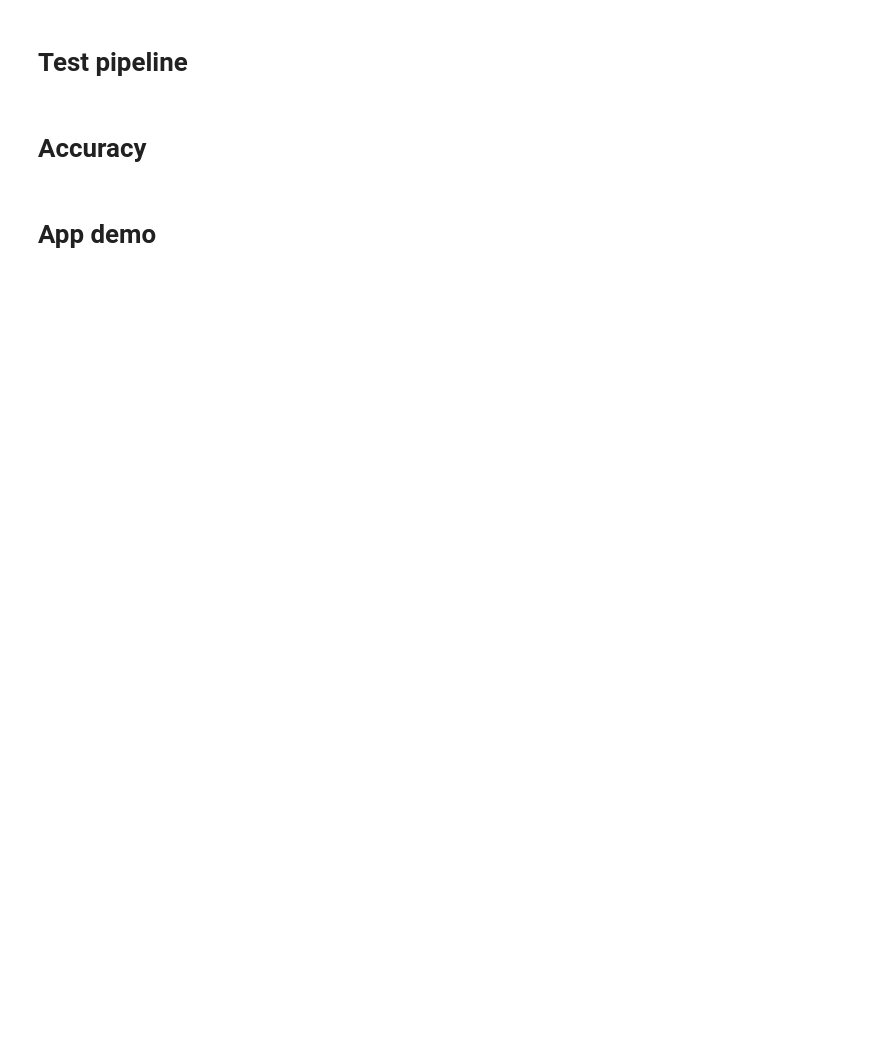
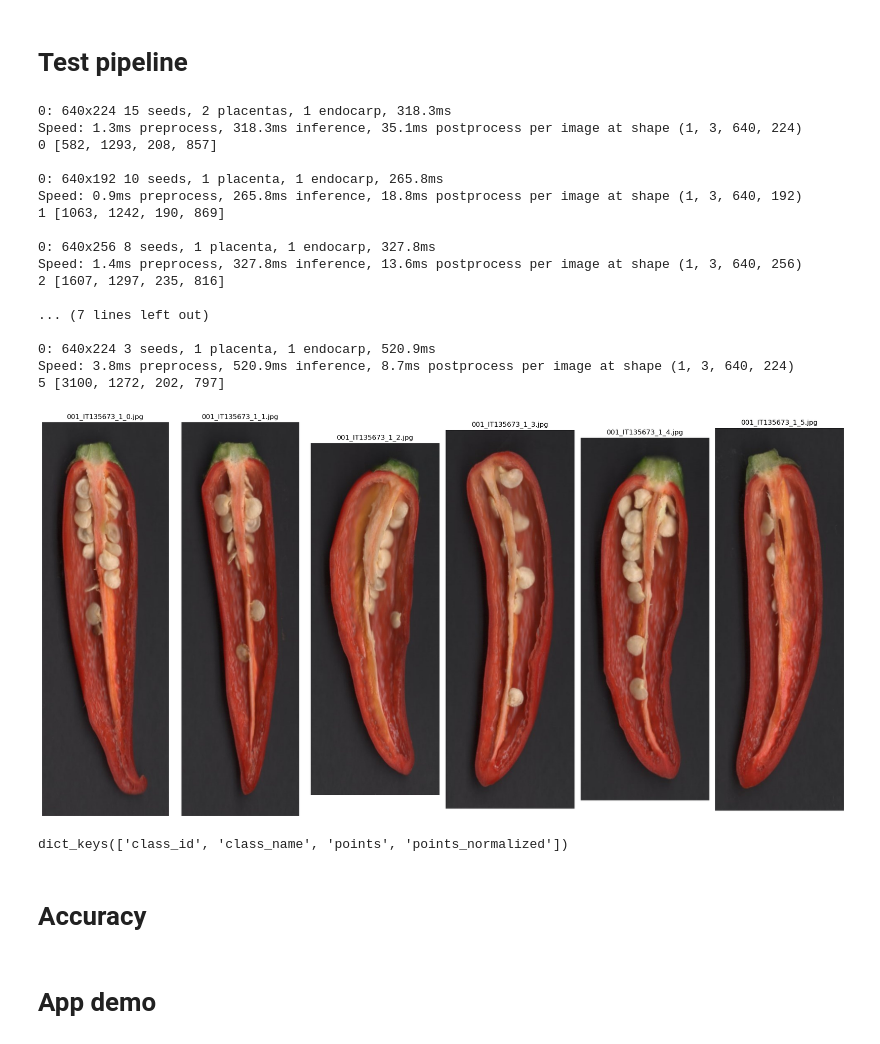
Before and after one commit to hatrontai/chili-segment, a Jupyter notebook: pipeline.ipynb, the cells around one changed output. Cells and saved outputs as stored; diff of their text form; code cells hidden in the pictures; blank space fills up the shorter version.

```diff
--- a/pipeline.ipynb
+++ b/pipeline.ipynb
@@ -112,5 +132,35 @@ torch.Size([3, 1203, 272])
 # %% [markdown]
 # Test pipeline
+# %%
+from src.object import Fruits
+
+fruits = Fruits(image_paths[0], model_detect, model_seg)
+fruits.show()
+# fruits.items[0].rseg
+# %% [output]
+0: 640x224 15 seeds, 2 placentas, 1 endocarp, 318.3ms
+Speed: 1.3ms preprocess, 318.3ms inference, 35.1ms postprocess per image at shape (1, 3, 640, 224)
+0 [582, 1293, 208, 857]
+
+0: 640x192 10 seeds, 1 placenta, 1 endocarp, 265.8ms
+Speed: 0.9ms preprocess, 265.8ms inference, 18.8ms postprocess per image at shape (1, 3, 640, 192)
+1 [1063, 1242, 190, 869]
+
+0: 640x256 8 seeds, 1 placenta, 1 endocarp, 327.8ms
+Speed: 1.4ms preprocess, 327.8ms inference, 13.6ms postprocess per image at shape (1, 3, 640, 256)
+2 [1607, 1297, 235, 816]
+
+... (7 lines left out)
+
+0: 640x224 3 seeds, 1 placenta, 1 endocarp, 520.9ms
+Speed: 3.8ms preprocess, 520.9ms inference, 8.7ms postprocess per image at shape (1, 3, 640, 224)
+5 [3100, 1272, 202, 797]
+[figure, added]
+# %%
+fruits.items[0].rseg['raw_results'][0].masks.xy[0]
+fruits.items[0].polygons[0].keys()
+# %% [output]
+dict_keys(['class_id', 'class_name', 'points', 'points_normalized'])
 # %% [markdown]
 # Accuracy
 # %% [markdown]
```
Also changed, not shown: parts of 7 cells of this notebook, 10 other files.
